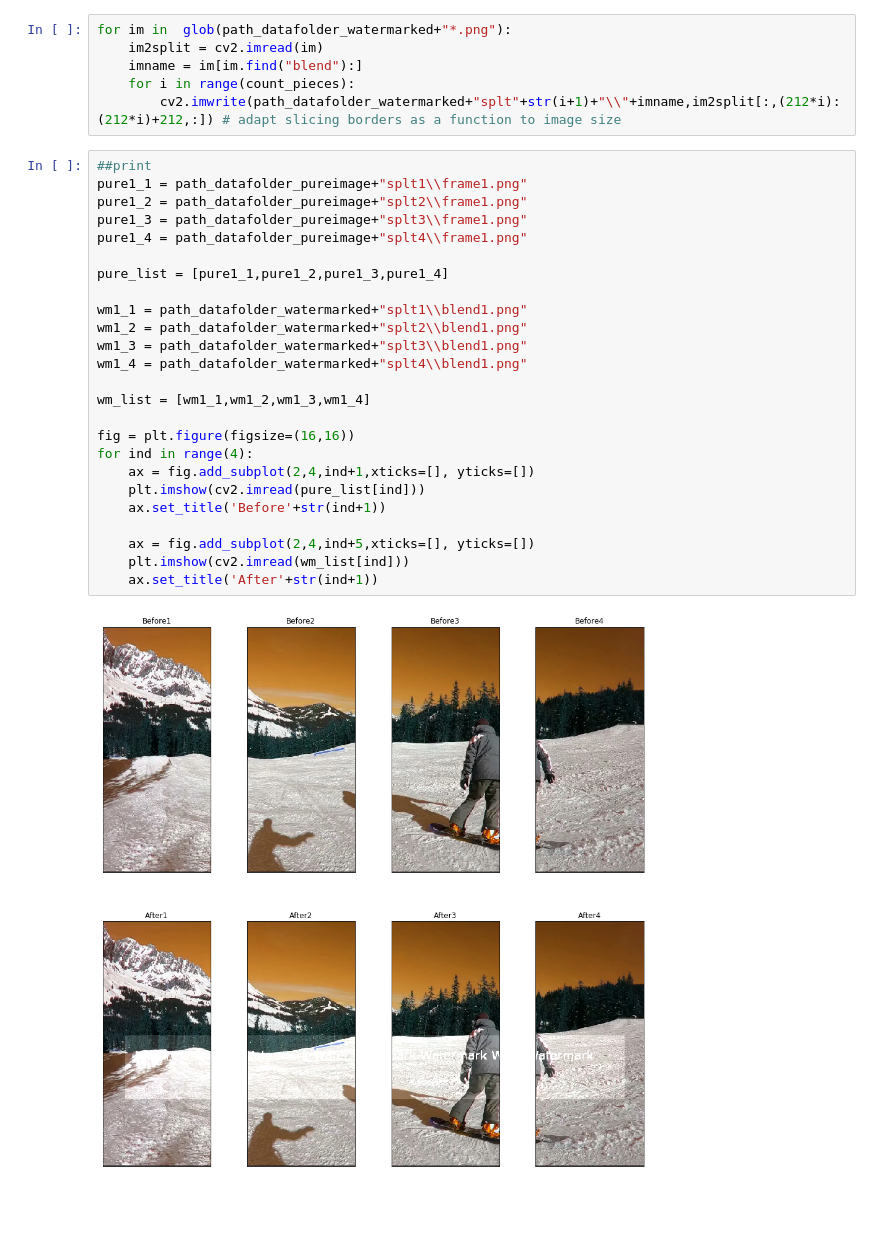
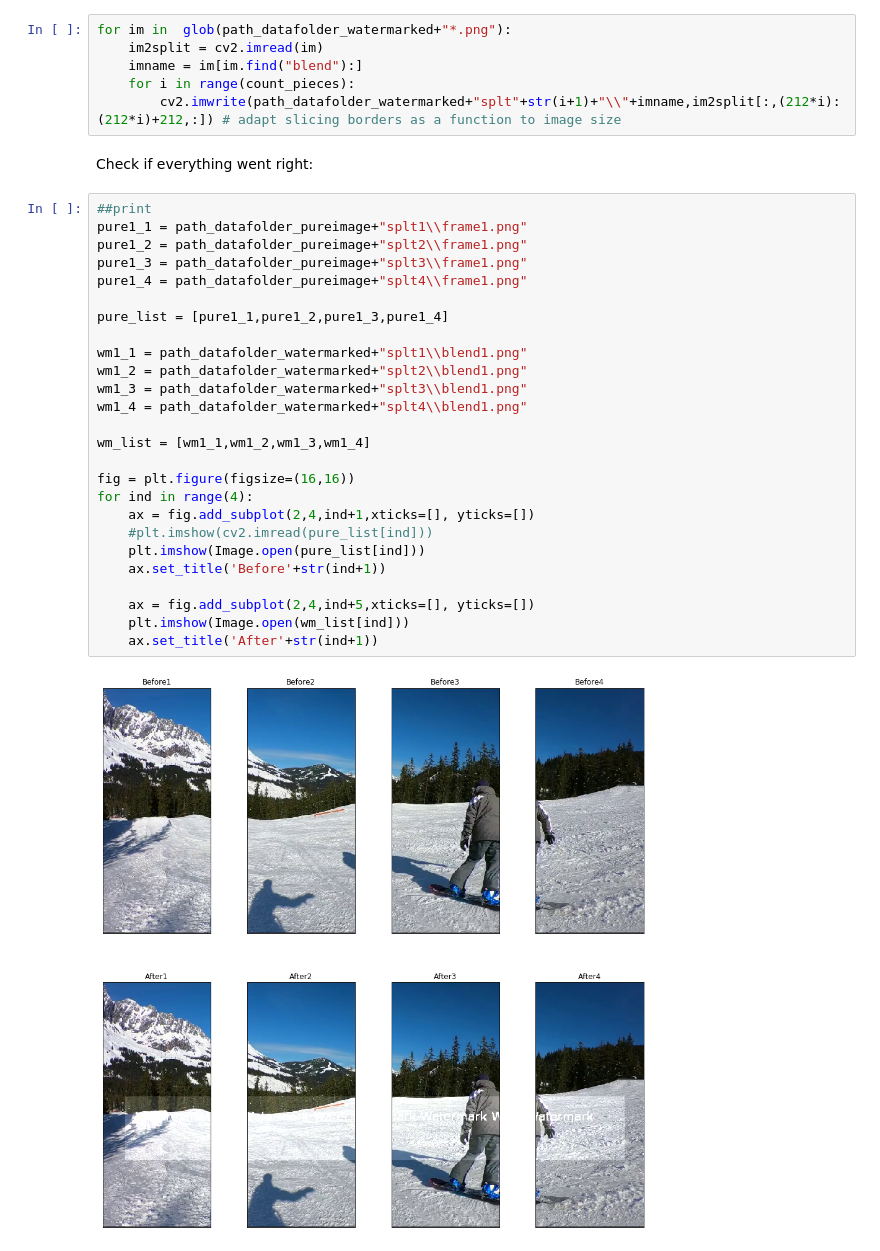
Before and after one commit to SibHusky/DataGen-for-CNN-denoiser, a Jupyter notebook: data4denoiser.ipynb, the cells around one changed output. Saved outputs shown, nothing was run; the diff lists cells and outputs as text; blank space fills up the shorter version.

```diff
--- a/data4denoiser.ipynb
+++ b/data4denoiser.ipynb
@@ -82,30 +83,33 @@ for im in  glob(path_datafolder_watermarked+"*.png"):
     imname = im[im.find("blend"):]
     for i in range(count_pieces):
         cv2.imwrite(path_datafolder_watermarked+"splt"+str(i+1)+"\\"+imname,im2split[:,(212*i):(212*i)+212,:]) # adapt slicing borders as a function to image size
+# %% [markdown]
+Check if everything went right:
 # %%
 ##print
 pure1_1 = path_datafolder_pureimage+"splt1\\frame1.png"
 pure1_2 = path_datafolder_pureimage+"splt2\\frame1.png"
 pure1_3 = path_datafolder_pureimage+"splt3\\frame1.png"
 pure1_4 = path_datafolder_pureimage+"splt4\\frame1.png"
 
 pure_list = [pure1_1,pure1_2,pure1_3,pure1_4]
 
 wm1_1 = path_datafolder_watermarked+"splt1\\blend1.png"
 wm1_2 = path_datafolder_watermarked+"splt2\\blend1.png"
 wm1_3 = path_datafolder_watermarked+"splt3\\blend1.png"
 wm1_4 = path_datafolder_watermarked+"splt4\\blend1.png"
 
 wm_list = [wm1_1,wm1_2,wm1_3,wm1_4]
 
 fig = plt.figure(figsize=(16,16))
 for ind in range(4):
     ax = fig.add_subplot(2,4,ind+1,xticks=[], yticks=[])
-    plt.imshow(cv2.imread(pure_list[ind]))
+    #plt.imshow(cv2.imread(pure_list[ind]))
+    plt.imshow(Image.open(pure_list[ind]))
     ax.set_title('Before'+str(ind+1))
 
     ax = fig.add_subplot(2,4,ind+5,xticks=[], yticks=[])
-    plt.imshow(cv2.imread(wm_list[ind]))
+    plt.imshow(Image.open(wm_list[ind]))
     ax.set_title('After'+str(ind+1))
 # %% [output]
-[figure, old version]
+[figure, new version]
```
Also changed, not shown: parts of 2 cells of this notebook.
